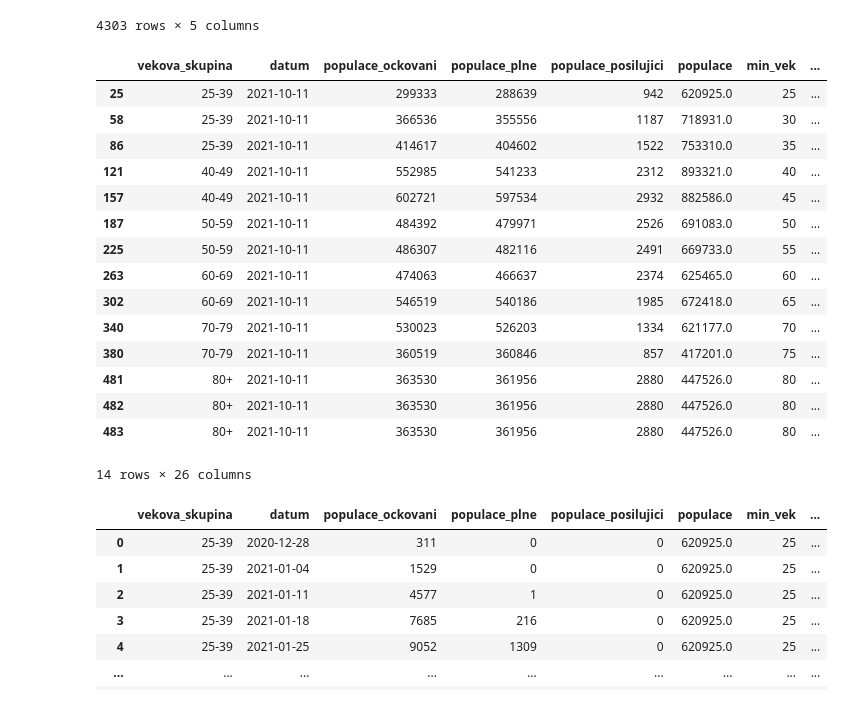
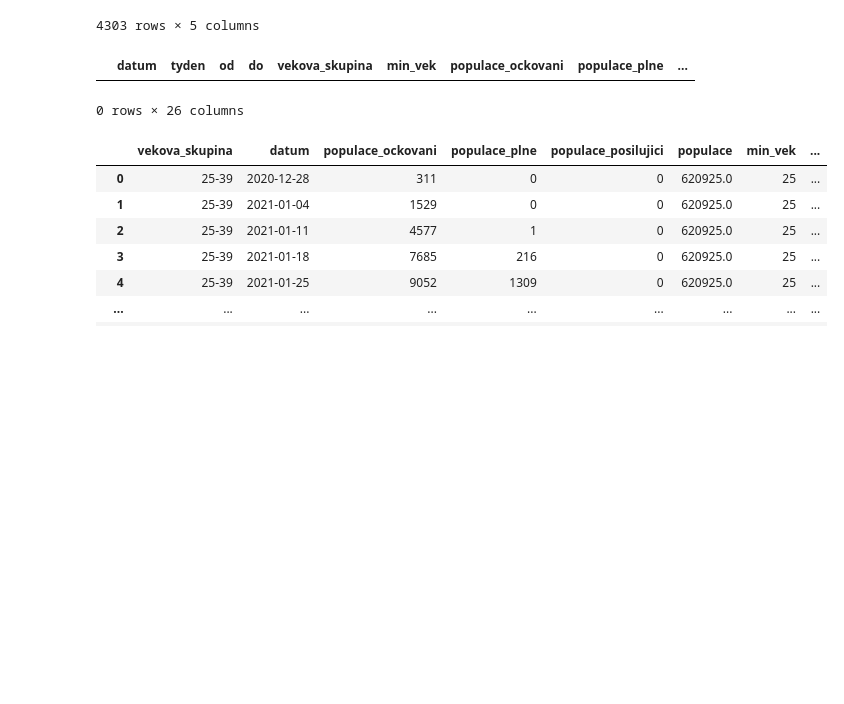
Before and after one commit to msusicky/ockovani-covid, a Jupyter notebook: notebooks/srovnani.ipynb, the cells around one changed output. Drawn from its saved outputs; the diff is of its cells as text; code cells hidden in the pictures; blank space fills up the shorter version.

```diff
--- a/notebooks/srovnani.ipynb
+++ b/notebooks/srovnani.ipynb
@@ -159,36 +159,23 @@ ockovani
 # %%
 df = pd.merge(ockovani, populace)
 df = pd.merge(df, srovnani, left_on=['datum', 'vekova_skupina'], right_on=['od', 'vekova_skupina'])
 
 
 
 df['vekova_skupina'] = df['vekova_skupina'].replace({'25-29': '25-39', '30-34': '25-39', '35-39': '25-39', '40-44': '40-49', '45-49': '40-49', '50-54': '50-59', '55-59': '50-59',
                                                      '60-64': '60-69', '65-69': '60-69', '70-74': '70-79', '75-79': '70-79'})
 
-df.groupby(['datum', 'tyden', 'od', 'do', 'vekova_skupina']).sum().reset_index()
+df[['vekova_skupina', 'min_vek']] = df[['vekova_skupina', 'min_vek']].groupby('vekova_skupina').min().reset_index()
+df = df.groupby(['datum', 'tyden', 'od', 'do', 'vekova_skupina', 'min_vek']).sum().reset_index()
 
 df = df[df['datum'] == df['datum'].max()]
 
 df['populace_bez'] = df['populace'] - df['populace_ockovani']
 df['populace_plne'] = df['populace_plne']
 
 df
 # %% [output]
-|  | vekova_skupina | datum | populace_ockovani | populace_plne | populace_posilujici | populace | min_vek | ... |
-| 25 | 25-39 | 2021-10-11 | 299333 | 288639 | 942 | 620925.0 | 25 | ... |
-| 58 | 25-39 | 2021-10-11 | 366536 | 355556 | 1187 | 718931.0 | 30 | ... |
-| 86 | 25-39 | 2021-10-11 | 414617 | 404602 | 1522 | 753310.0 | 35 | ... |
-| 121 | 40-49 | 2021-10-11 | 552985 | 541233 | 2312 | 893321.0 | 40 | ... |
-| 157 | 40-49 | 2021-10-11 | 602721 | 597534 | 2932 | 882586.0 | 45 | ... |
-| 187 | 50-59 | 2021-10-11 | 484392 | 479971 | 2526 | 691083.0 | 50 | ... |
-| 225 | 50-59 | 2021-10-11 | 486307 | 482116 | 2491 | 669733.0 | 55 | ... |
-| 263 | 60-69 | 2021-10-11 | 474063 | 466637 | 2374 | 625465.0 | 60 | ... |
-| 302 | 60-69 | 2021-10-11 | 546519 | 540186 | 1985 | 672418.0 | 65 | ... |
-| 340 | 70-79 | 2021-10-11 | 530023 | 526203 | 1334 | 621177.0 | 70 | ... |
-| 380 | 70-79 | 2021-10-11 | 360519 | 360846 | 857 | 417201.0 | 75 | ... |
-| 481 | 80+ | 2021-10-11 | 363530 | 361956 | 2880 | 447526.0 | 80 | ... |
-| 482 | 80+ | 2021-10-11 | 363530 | 361956 | 2880 | 447526.0 | 80 | ... |
-| 483 | 80+ | 2021-10-11 | 363530 | 361956 | 2880 | 447526.0 | 80 | ... |
+|  | datum | tyden | od | do | vekova_skupina | min_vek | populace_ockovani | populace_plne | ... |
-14 rows × 26 columns
+0 rows × 26 columns
 # %%
 df_norm = df.copy()
```
Also changed, not shown: parts of 1 cell of this notebook, 1 other file.
